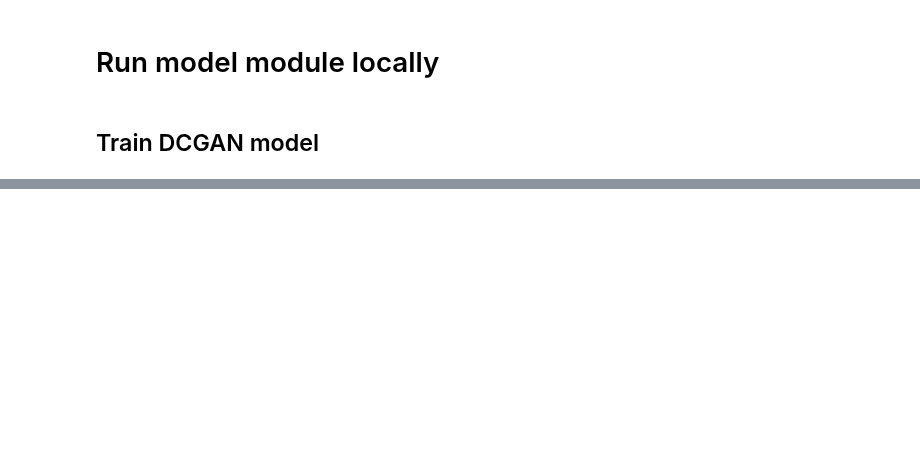
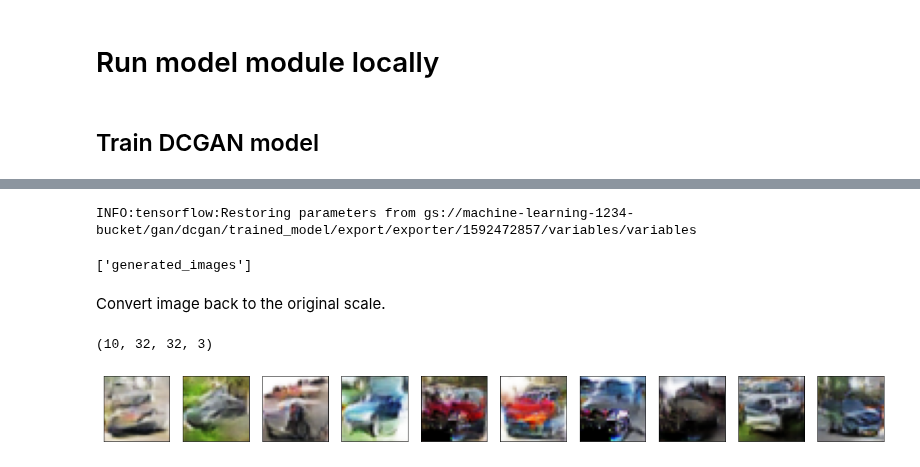
Before and after one commit to ryangillard/artificial_intelligence, a Jupyter notebook: machine_learning/gan/dcgan/tf_dcgan/tf_dcgan_run_module_local.ipynb, the cells around one changed output, grey strips where cells are left out. Drawn from its saved outputs; the diff is of its cells as text; code cells hidden in the pictures; blank space fills up the shorter version.

```diff
--- a/machine_learning/gan/dcgan/tf_dcgan/tf_dcgan_run_module_local.ipynb
+++ b/machine_learning/gan/dcgan/tf_dcgan/tf_dcgan_run_module_local.ipynb
@@ -136,0 +175,54 @@ INFO:tensorflow:Loss for final step: 43.465496.
+# %%
+predict_fn = tf.contrib.predictor.from_saved_model(
+    "gs://machine-learning-1234-bucket/gan/dcgan/trained_model/export/exporter/1592472857"
+)
+predictions = predict_fn(
+    {
+        "Z": np.random.normal(size=(10, 512))
+    }
+)
+# %% [output]
+INFO:tensorflow:Restoring parameters from gs://machine-learning-1234-bucket/gan/dcgan/trained_model/export/exporter/1592472857/variables/variables
+# %%
+print(list(predictions.keys()))
+# %% [output]
+['generated_images']
+# %% [markdown]
+Convert image back to the original scale.
+# %%
+generated_images = np.clip(
+    a=((predictions["generated_images"] + 1.0) * (255. / 2)).astype(np.int32),
+    a_min=0,
+    a_max=255
+)
+# %%
+print(generated_images.shape)
+# %% [output]
+(10, 32, 32, 3)
+# %%
+def plot_images(images):
+    """Plots images.
+
+    Args:
+        images: np.array, array of images of
+            [num_images, height, width, depth].
+
+    """
+    num_images = len(images)
+
+    plt.figure(figsize=(20, 20))
+    for i in range(num_images):
+        image = images[i]
+        plt.subplot(1, num_images, i + 1)
+        plt.xticks([])
+        plt.yticks([])
+        plt.grid(False)
+        plt.imshow(
+            image,
+            cmap=plt.cm.binary
+        )
+    plt.show()
+# %%
+plot_images(generated_images)
+# %% [output]
+[figure, added]
```
Also changed, not shown: parts of 5 cells of this notebook, 14 other files.
